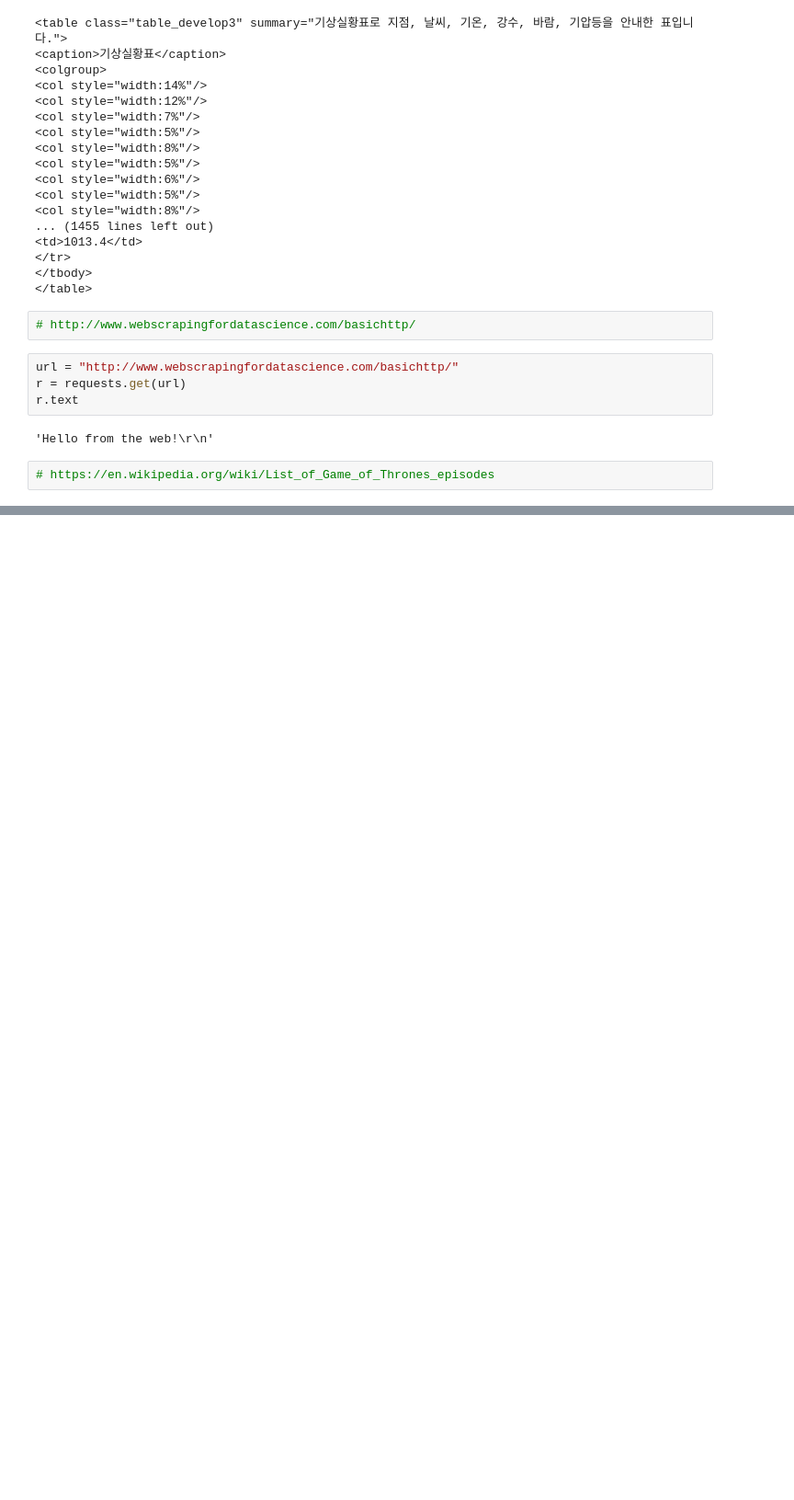
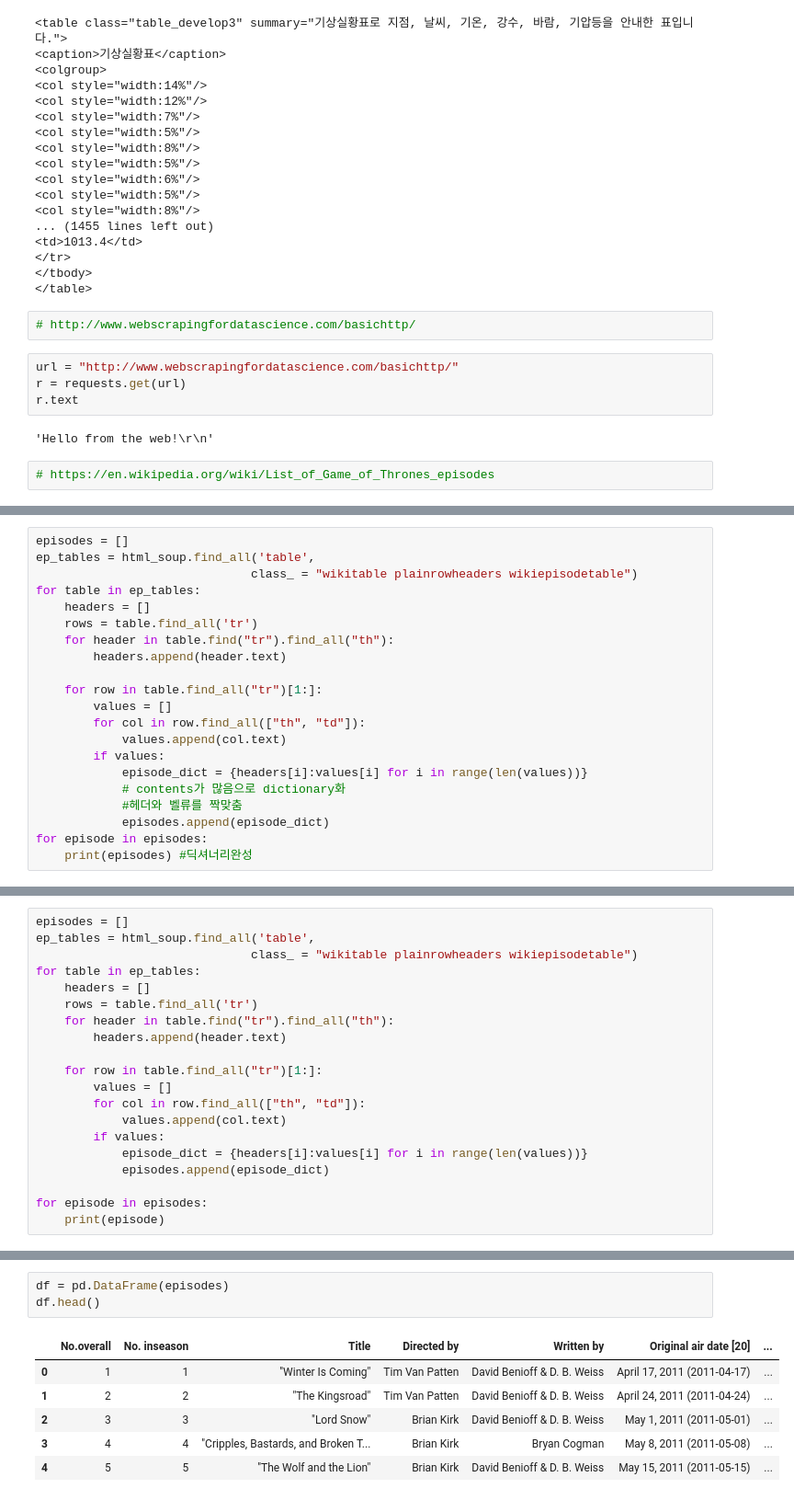
Before and after one commit to waldbear4/Python_2021, a Jupyter notebook: 20210601.ipynb, the cells around one changed output, grey strips where cells are left out. Shown at 92% size. Cells and saved outputs as stored; diff of their text form; blank space fills up the shorter version.

```diff
--- a/20210601.ipynb
+++ b/20210601.ipynb
@@ -213,0 +269,21 @@ r.text
+# %%
+episodes = []
+ep_tables = html_soup.find_all('table',
+                              class_ = "wikitable plainrowheaders wikiepisodetable")
+for table in ep_tables:
+    headers = []
+    rows = table.find_all('tr')
+    for header in table.find("tr").find_all("th"):
+        headers.append(header.text)
+
+    for row in table.find_all("tr")[1:]:
+        values = []
+        for col in row.find_all(["th", "td"]):
+            values.append(col.text)
+        if values:
+            episode_dict = {headers[i]:values[i] for i in range(len(values))}
+            # contents가 많음으로 dictionary화
+            #헤더와 벨류를 짝맞춤
+            episodes.append(episode_dict)
+for episode in episodes:
+    print(episodes) #딕셔너리완성
@@ -213,0 +308,20 @@ r.text
+# %%
+episodes = []
+ep_tables = html_soup.find_all('table',
+                              class_ = "wikitable plainrowheaders wikiepisodetable")
+for table in ep_tables:
+    headers = []
+    rows = table.find_all('tr')
+    for header in table.find("tr").find_all("th"):
+        headers.append(header.text)
+
+    for row in table.find_all("tr")[1:]:
+        values = []
+        for col in row.find_all(["th", "td"]):
+            values.append(col.text)
+        if values:
+            episode_dict = {headers[i]:values[i] for i in range(len(values))}
+            episodes.append(episode_dict)
+
+for episode in episodes:
+    print(episode)
@@ -213,0 +346,10 @@ r.text
+# %%
+df = pd.DataFrame(episodes)
+df.head()
+# %% [output]
+|  | No.overall | No. inseason | Title | Directed by | Written by | Original air date [20] | ... |
+| 0 | 1 | 1 | "Winter Is Coming" | Tim Van Patten | David Benioff & D. B. Weiss | April 17, 2011 (2011-04-17) | ... |
+| 1 | 2 | 2 | "The Kingsroad" | Tim Van Patten | David Benioff & D. B. Weiss | April 24, 2011 (2011-04-24) | ... |
+| 2 | 3 | 3 | "Lord Snow" | Brian Kirk | David Benioff & D. B. Weiss | May 1, 2011 (2011-05-01) | ... |
+| 3 | 4 | 4 | "Cripples, Bastards, and Broken T... | Brian Kirk | Bryan Cogman | May 8, 2011 (2011-05-08) | ... |
+| 4 | 5 | 5 | "The Wolf and the Lion" | Brian Kirk | David Benioff & D. B. Weiss | May 15, 2011 (2011-05-15) | ... |
```
Also changed, not shown: parts of 10 cells of this notebook, 1 other file.
